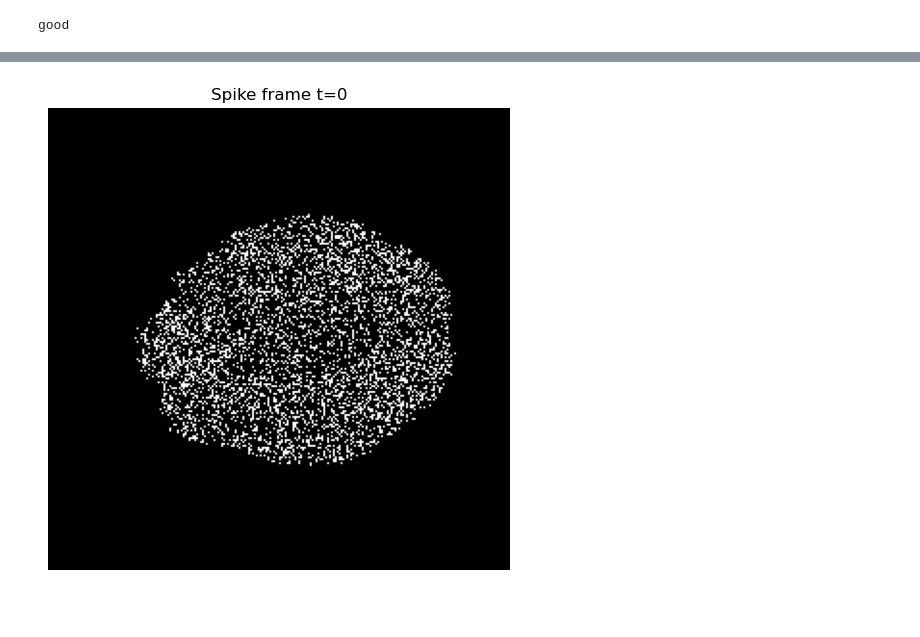
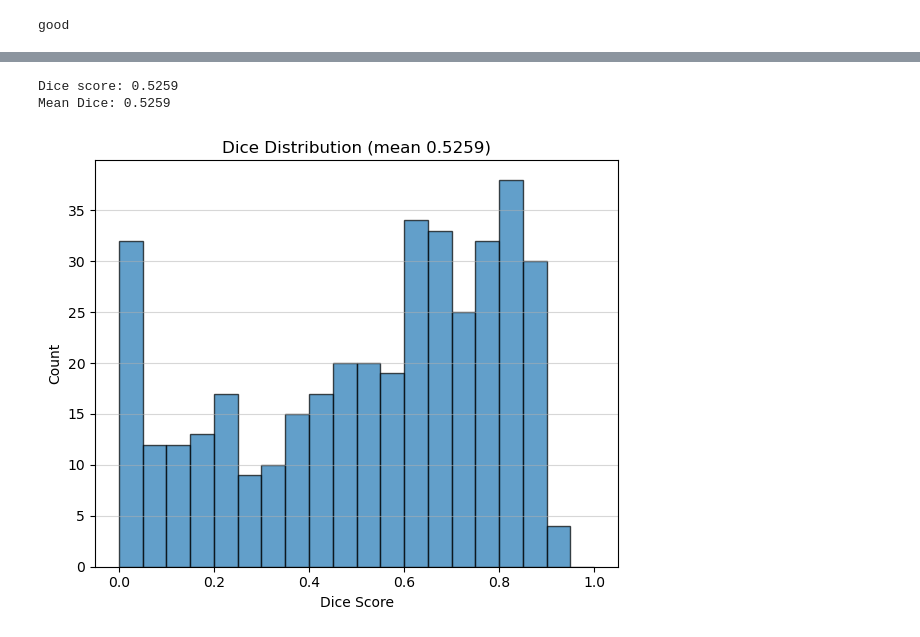
Before and after one commit to CalebWentworth/glioseg, a Jupyter notebook: src/SNNunet.ipynb, the cells around one changed output, grey strips where cells are left out. Saved outputs shown, nothing was run; the diff lists cells and outputs as text; code cells hidden in the pictures; blank space fills up the shorter version.

```diff
--- a/src/SNNunet.ipynb
+++ b/src/SNNunet.ipynb
@@ -426,21 +468,15 @@ HTML(anim.to_html5_video())
-# %%
-# plot a single time frame from the spike-generated 2D slice series
-# choose time index to display
-t_index = 0  # change this to any frame between 0 and brain_slice_2d.shape[0]-1
-
-# extract image (handle torch tensor or numpy)
-if isinstance(brain_slice_2d, torch.Tensor):
-    img = brain_slice_2d[t_index].detach().cpu().numpy()
-else:
-    img = brain_slice_2d[t_index]
-
-# ensure image is 2D
-assert img.ndim == 2, "Selected frame must be 2D"
-
-plt.figure(figsize=(6,6))
-plt.imshow(img, cmap='gray', vmin=0, vmax=1)
-plt.title(f"Spike frame t={t_index}")
-plt.axis('off')
-plt.show()
-# %% [output]
-[figure, removed]
+# %%
+mean_dice, all_scores, best_sample = evaluate(model, val_loader, device, spike_len=spike_len)
+
+print(f"Mean Dice: {mean_dice:.4f}")
+
+fig, ax = plt.subplots(figsize=(6, 5))
+ax.hist(all_scores, bins=20, range=(0, 1), edgecolor='black', alpha=0.7)
+ax.set(xlabel='Dice Score', ylabel='Count', title=f'Dice Distribution (mean {mean_dice:.4f})')
+ax.grid(axis='y', alpha=0.5)
+plt.tight_layout()
+plt.show()
+# %% [output]
+Dice score: 0.5259
+Mean Dice: 0.5259
+[figure, added]
```
Also changed, not shown: parts of 20 cells of this notebook, 7 other files.
